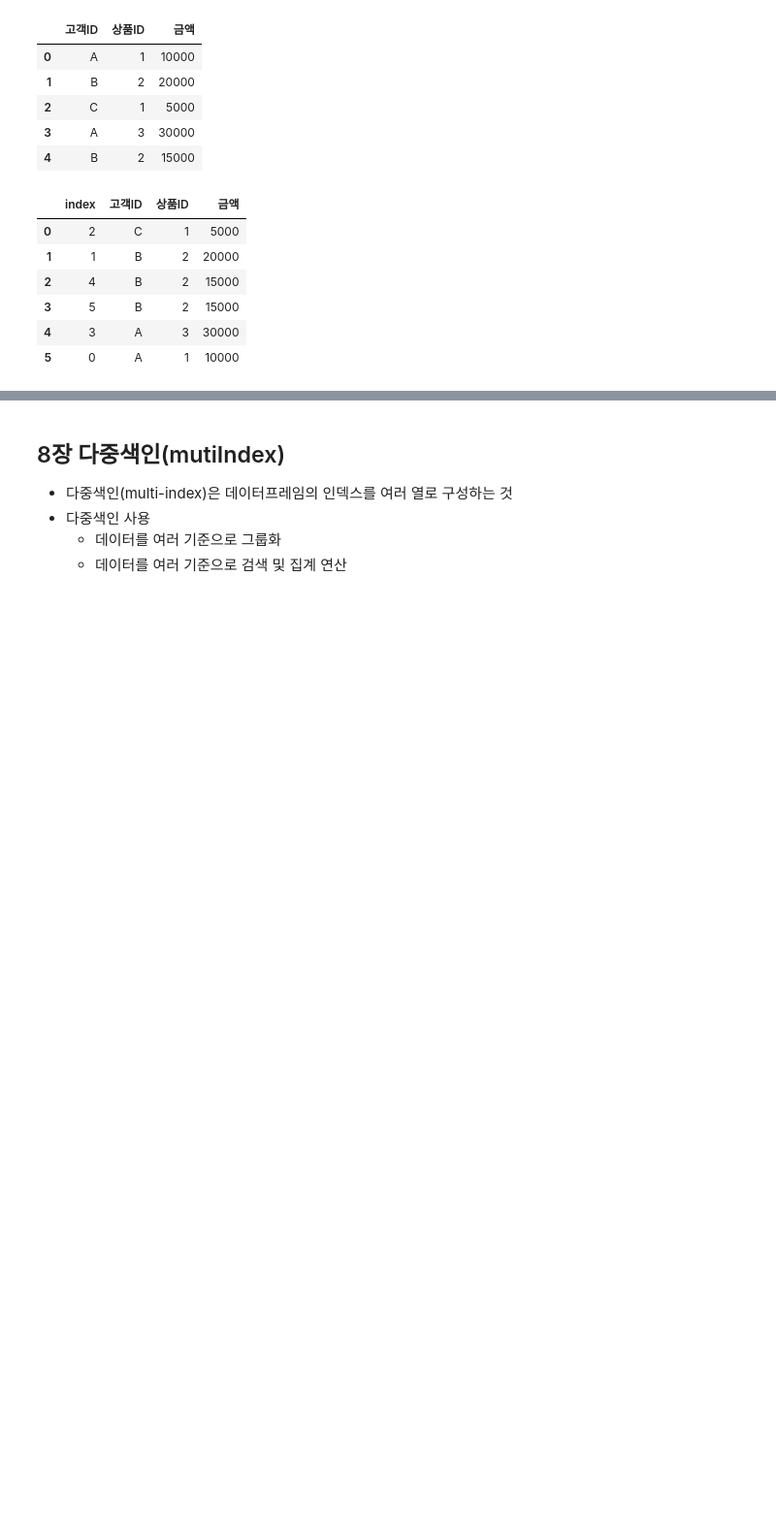
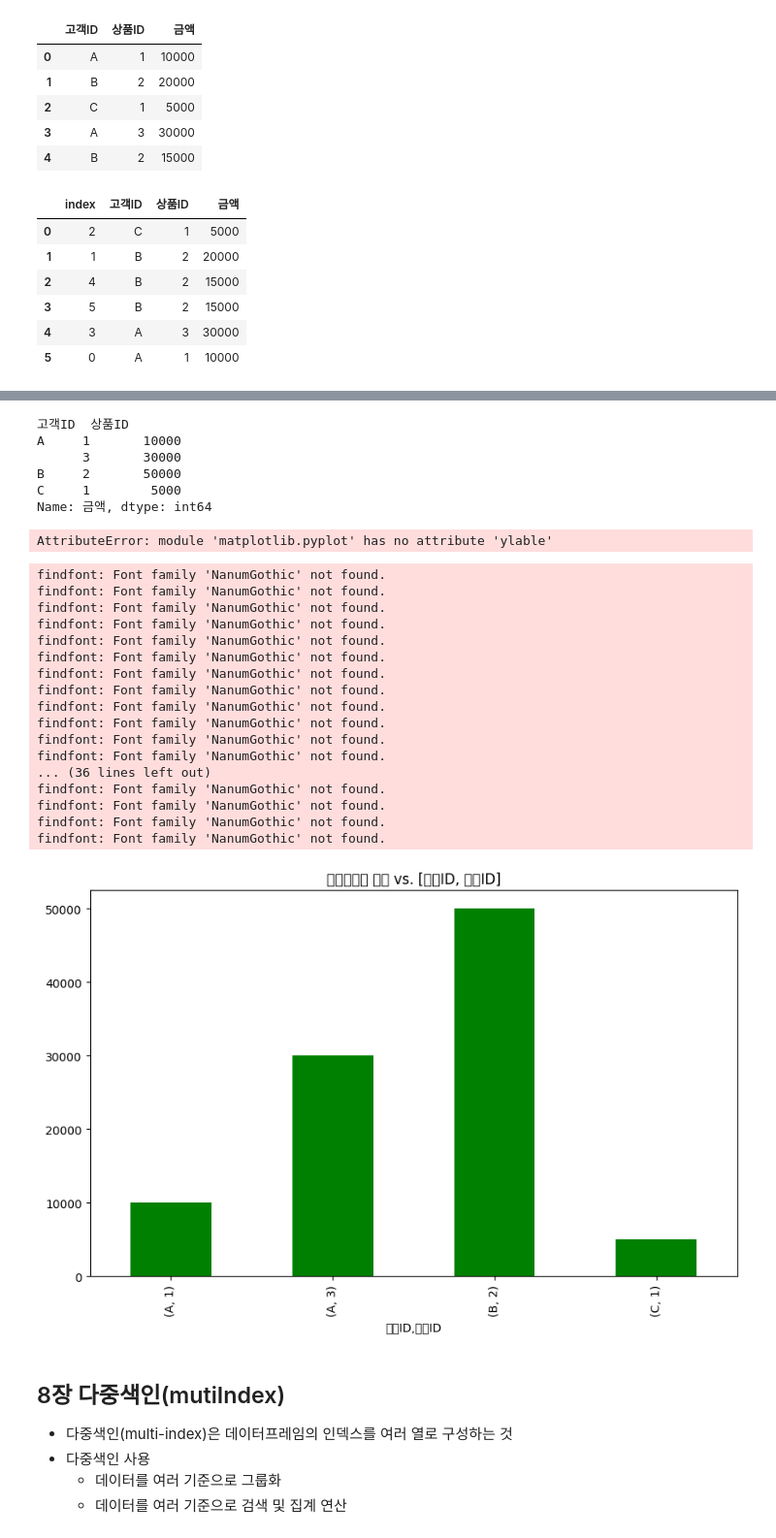
Before and after one commit to leesj0706/Python_basic3, a Jupyter notebook: data_analysis_05_02_class.ipynb, the cells around one changed output, grey strips where cells are left out. Shown at 97% size. Saved outputs shown, nothing was run; the diff lists cells and outputs as text; code cells hidden in the pictures; blank space fills up the shorter version.

```diff
--- a/data_analysis_05_02_class.ipynb
+++ b/data_analysis_05_02_class.ipynb
@@ -175,3 +230,41 @@ df1
+# %%
+# 6) 고객ID와 상품ID를 기준으로 그룹화하여 구매금액의 합계를 계산하고 시각화하기
+result = df.groupby(["고객ID","상품ID"])["금액"].sum()
+print(result)
+print()
+
+plt.figure()
+result.plot(kind="bar", color="green")
+plt.title("구매금액의 합계 vs. [고객ID, 상품ID]")
+plt.ylable("구매 금액 합계")
+plt.xlable("(고객ID, 상품ID)")
+plt.show()
+# %% [output]
+고객ID  상품ID
+A     1       10000
+      3       30000
+B     2       50000
+C     1        5000
+Name: 금액, dtype: int64
+AttributeError: module 'matplotlib.pyplot' has no attribute 'ylable'
+findfont: Font family 'NanumGothic' not found.
+findfont: Font family 'NanumGothic' not found.
+findfont: Font family 'NanumGothic' not found.
+findfont: Font family 'NanumGothic' not found.
+findfont: Font family 'NanumGothic' not found.
+findfont: Font family 'NanumGothic' not found.
+findfont: Font family 'NanumGothic' not found.
+findfont: Font family 'NanumGothic' not found.
+findfont: Font family 'NanumGothic' not found.
+findfont: Font family 'NanumGothic' not found.
+findfont: Font family 'NanumGothic' not found.
+findfont: Font family 'NanumGothic' not found.
+... (36 lines left out)
+findfont: Font family 'NanumGothic' not found.
+findfont: Font family 'NanumGothic' not found.
+findfont: Font family 'NanumGothic' not found.
+findfont: Font family 'NanumGothic' not found.
+[figure, added]
 # %% [markdown]
 ## 8장 다중색인(mutiIndex)
 * 다중색인(multi-index)은 데이터프레임의 인덱스를 여러 열로 구성하는 것
```
Also changed, not shown: parts of 22 cells of this notebook, 4 other files.
